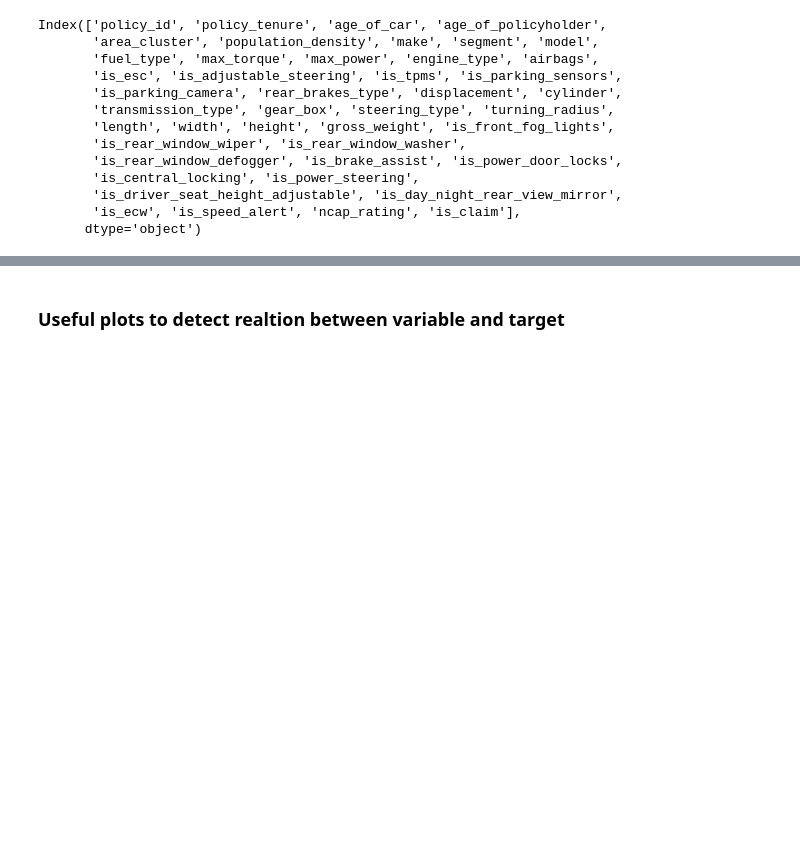
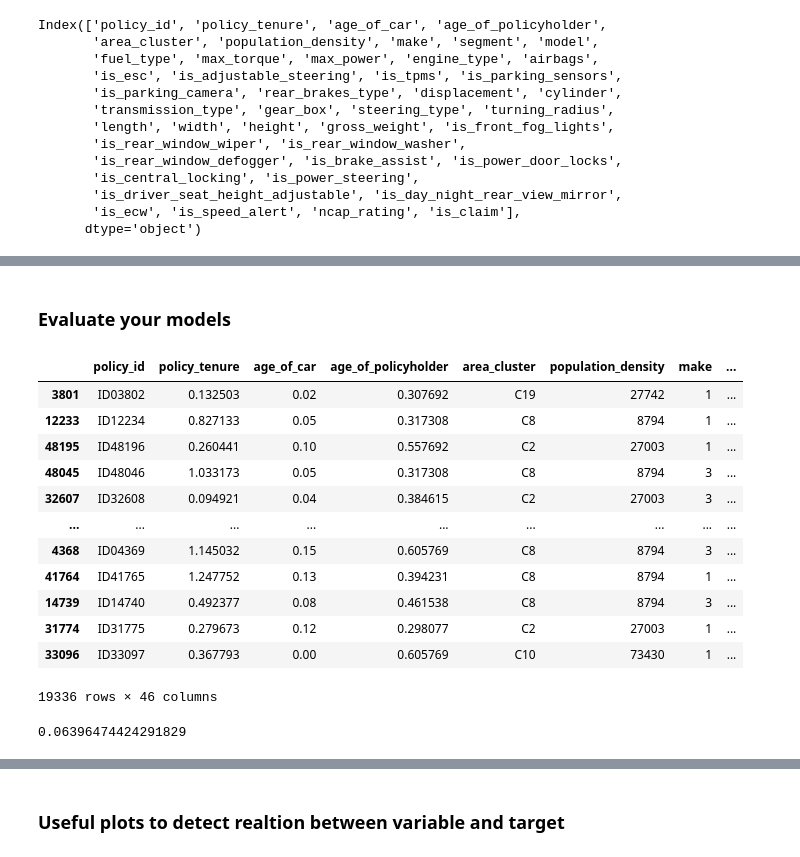
Before and after one commit to unkrejativ/axa-egoi-hands-on-session-2025, a Jupyter notebook: notebooks/insurance_workshop.ipynb, the cells around one changed output, grey strips where cells are left out. Saved outputs shown, nothing was run; the diff lists cells and outputs as text; code cells hidden in the pictures; blank space fills up the shorter version.

```diff
--- a/notebooks/insurance_workshop.ipynb
+++ b/notebooks/insurance_workshop.ipynb
@@ -116,0 +116,2 @@ prediction= results.predict(test)>np.mean(train["is_claim"])
+# %% [markdown]
+### Evaluate your models
@@ -116,0 +129,20 @@ prediction= results.predict(test)>np.mean(train["is_claim"])
+# %%
+test
+# %% [output]
+|  | policy_id | policy_tenure | age_of_car | age_of_policyholder | area_cluster | population_density | make | ... |
+| 3801 | ID03802 | 0.132503 | 0.02 | 0.307692 | C19 | 27742 | 1 | ... |
+| 12233 | ID12234 | 0.827133 | 0.05 | 0.317308 | C8 | 8794 | 1 | ... |
+| 48195 | ID48196 | 0.260441 | 0.10 | 0.557692 | C2 | 27003 | 1 | ... |
+| 48045 | ID48046 | 1.033173 | 0.05 | 0.317308 | C8 | 8794 | 3 | ... |
+| 32607 | ID32608 | 0.094921 | 0.04 | 0.384615 | C2 | 27003 | 3 | ... |
+| ... | ... | ... | ... | ... | ... | ... | ... | ... |
+| 4368 | ID04369 | 1.145032 | 0.15 | 0.605769 | C8 | 8794 | 3 | ... |
+| 41764 | ID41765 | 1.247752 | 0.13 | 0.394231 | C8 | 8794 | 1 | ... |
+| 14739 | ID14740 | 0.492377 | 0.08 | 0.461538 | C8 | 8794 | 3 | ... |
+| 31774 | ID31775 | 0.279673 | 0.12 | 0.298077 | C2 | 27003 | 1 | ... |
+| 33096 | ID33097 | 0.367793 | 0.00 | 0.605769 | C10 | 73430 | 1 | ... |
+19336 rows × 46 columns
+# %%
+np.mean(train["is_claim"]) #es tritt also im Mittel ein Schaden zu 6% auf --> als Schwellwert wird also die im train beobachteten Schadenswahrscheinlichkeit genommen
+# %% [output]
+0.06396474424291829
```
Also changed, not shown: parts of 18 cells of this notebook.
